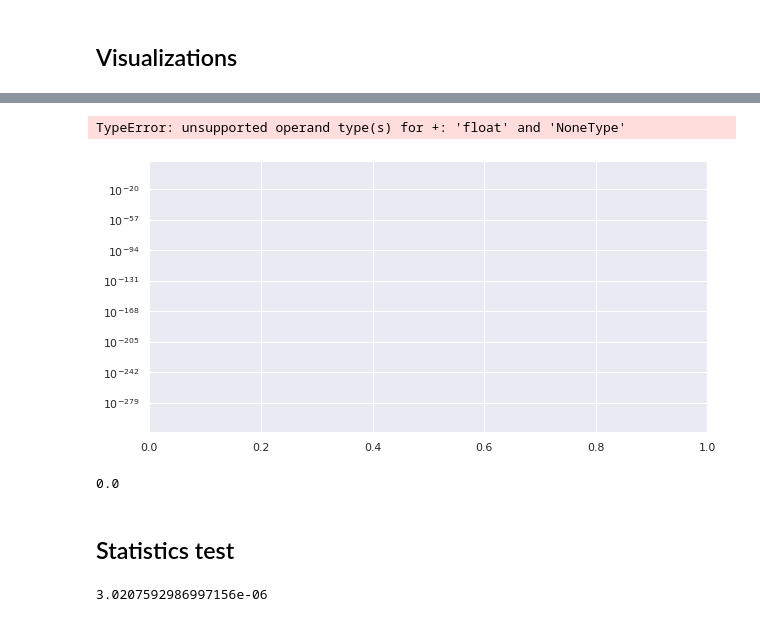
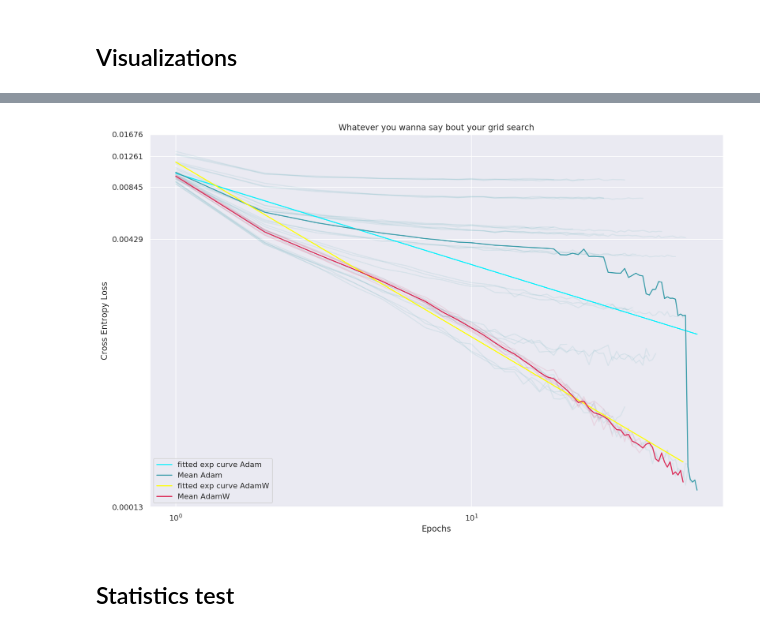
Before and after one commit to ymentha14/FromAdamtoW, a Jupyter notebook: visu_stat.ipynb, the cells around one changed output, grey strips where cells are left out. Saved outputs shown, nothing was run; the diff lists cells and outputs as text; code cells hidden in the pictures.

Commit message:
Ready for computing images

```diff
--- a/visu_stat.ipynb
+++ b/visu_stat.ipynb
@@ -224,32 +21,22 @@ df[df.optimizer == "SGD"]
 # %%
-fig,ax = plt.subplots(1,figsize=(10,5))
+df = pd.read_json("./log/log_images_results.json")
+df = filter_df(df)
+fig,ax = plt.subplots(1,figsize=(15,10))
+# chose the scale on the axis (linear or log)
 ax.set_yscale('log')
+ax.set_xscale('log')
 plot_grid_search(df,ax,
-                 plot_SGD=True,
+                 plot_SGD=False,
                  plot_Adam=True,
                  plot_AdamW=True,
                  plot_runs=True,
                  plot_fit=True,
-                 fit_type="linear",
+                 fit_type="log",
                  plot_mean=True,
                  train=True)
 ax.set_title("Whatever you wanna say bout your grid search")
+fig.savefig("output_file.png")
 # %% [output]
-TypeError: unsupported operand type(s) for +: 'float' and 'NoneType'
-[figure, old version]
+[figure, new version]
-# %%
-adam_df = df[df.optimizer == 'Adam']
-adamW_df = df[df.optimizer == 'AdamW']
-sgd_df = df[df.optimizer == 'SGD']
-train = False
-adam_concat_losses = get_concat_losses(adam_df,train)
-adamW_concat_losses = get_concat_losses(adamW_df,train)
-sgd_concat_losses = get_concat_losses(sgd_df,train)
-
-x_adam, y_adam= get_inputs_linreg(adam_concat_losses)
-x_adamw, y_adamw = get_inputs_linreg(adamw_concat_losses)
-student_test(x_adam,y_adam,x_adamw,y_adamw)
-# %% [output]
-0.0
 # %% [markdown]
 ## Statistics test
@@ -326,4 +42,0 @@ y2 = np.reshape(np.log(fake_losses2),(fake_losses2.shape[0]*fake_losses2.shape[1
-# %%
-student_test(X1,y1,X2,y2)
-# %% [output]
-3.0207592986997156e-06
```
Also changed, not shown: parts of 11 cells of this notebook, 2 other files.
